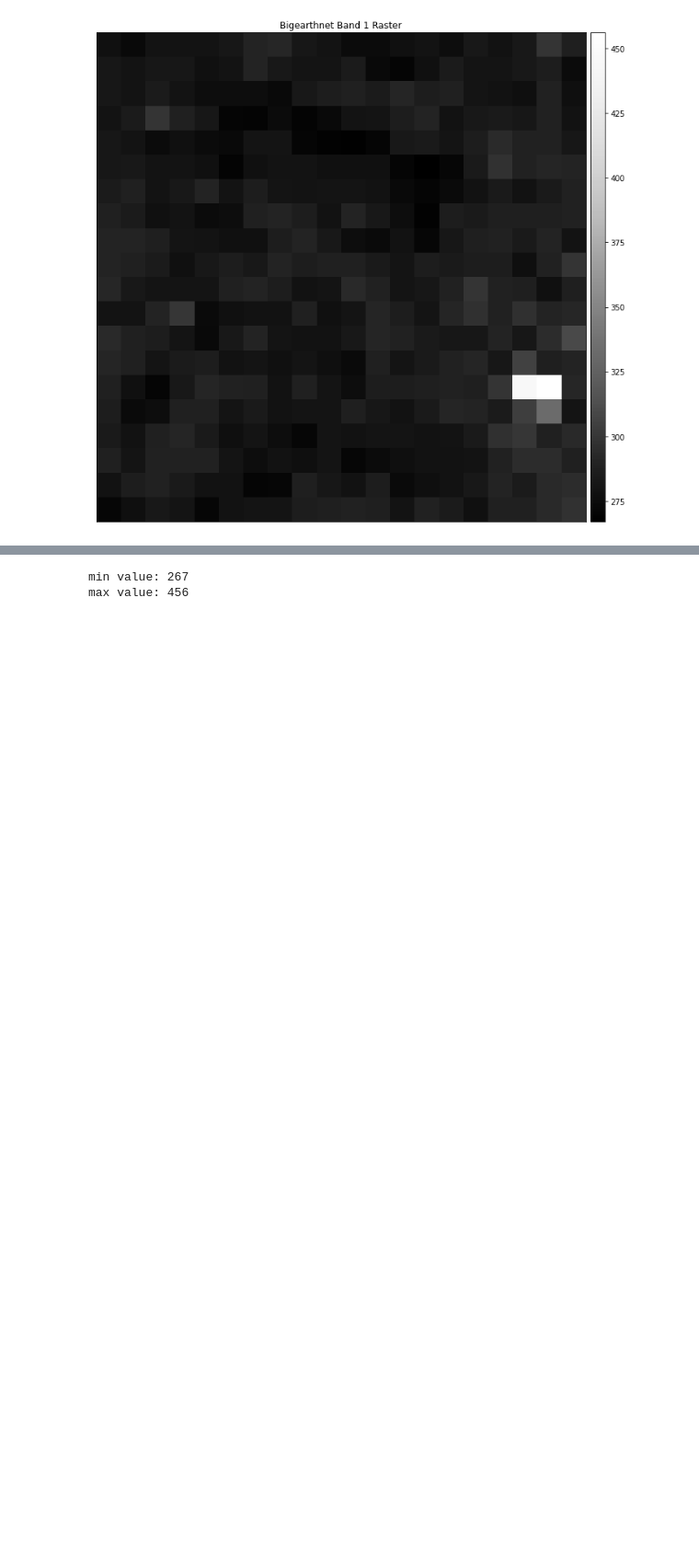
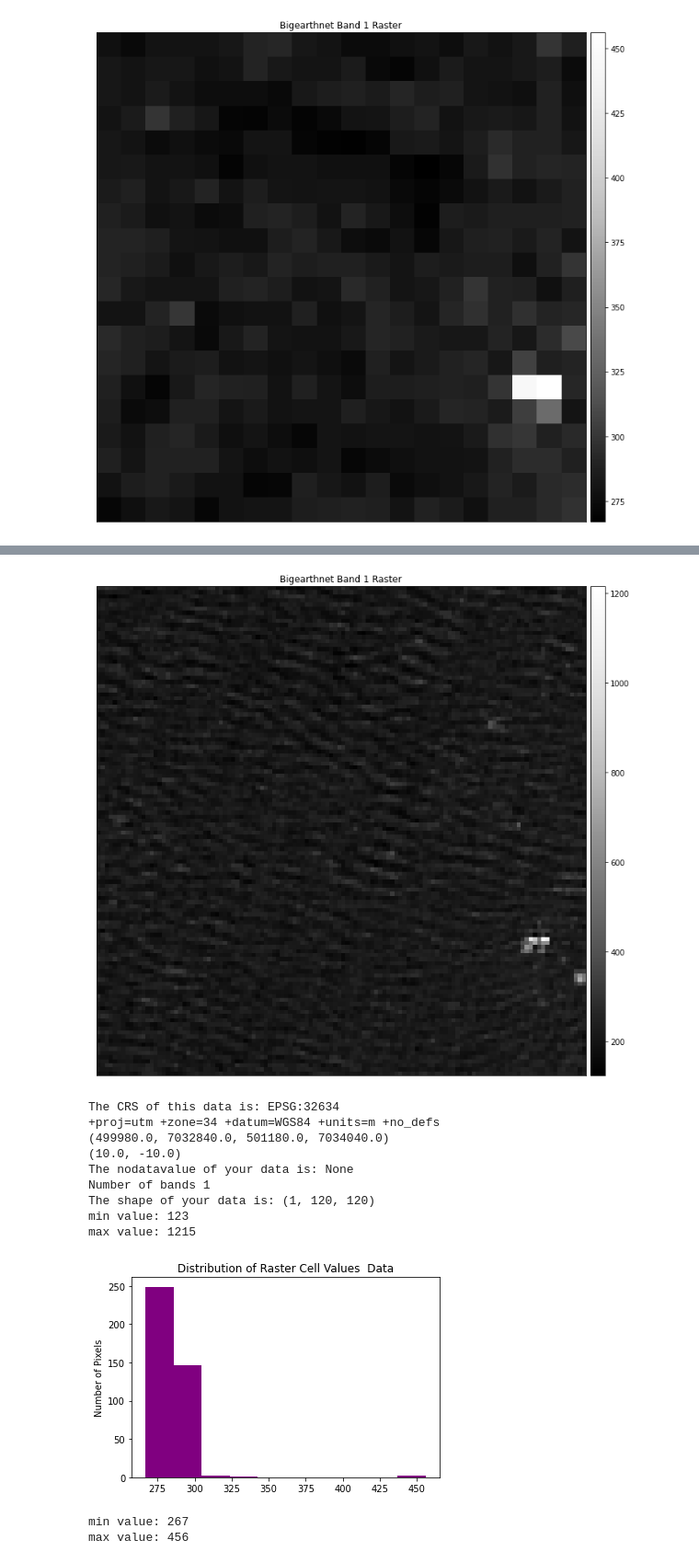
Before and after one commit to BRIJNANDA1979/CNN-Sentinel, a Jupyter notebook: Understand_band_data_info_using_histogram_and_classifying_pixel_values.ipynb, the cells around one changed output, grey strips where cells are left out. Shown at 92% size. Cells and saved outputs as stored; diff of their text form; code cells hidden in the pictures; blank space fills up the shorter version.

```diff
--- a/Understand_band_data_info_using_histogram_and_classifying_pixel_values.ipynb
+++ b/Understand_band_data_info_using_histogram_and_classifying_pixel_values.ipynb
@@ -87,3 +87,11 @@ ep.plot_bands(data,
 plt.show()
 # %% [output]
 [figure]
+# %%
+#https://earthpy.readthedocs.io/en/latest/gallery_vignettes/plot_bands_functionality.html
+#Stack all bands of BigEarthNet Data sample one band tiff images
+import glob
+files = glob.glob(os.path.join('/content/drive/MyDrive/Big/S2A_MSIL2A_20170613T101031_0_55/S2A_MSIL2A_20170613T101031_0_55_B*.tif'))
+files.sort()
+print("Number of Bands",len(files))
+#array_stack, meta_data = es.stack(path, nodata=-9999)
@@ -90,3 +141,44 @@ plt.show()
+# %%
+band2= rxr.open_rasterio(files[1])
+ep.plot_bands(band2,
+              title="Bigearthnet Band 1 Raster")
+plt.show()
+print("The CRS of this data is:", band2.rio.crs)
+#Converting EPSG to Proj4 in Python
+# Convert to project string using earthpy
+proj4 = et.epsg['32634']
+print(proj4)
+#Spatial Extent
+#You can access the spatial extent using the .bounds() attribute in rasterio.
+print(band2.rio.bounds())
+#Raster Resolution: area covered by 1 pixel on ground e.g 60m * 60m
+# What is the x and y resolution for your raster data?
+print(band2.rio.resolution())
+print("The nodatavalue of your data is:", band2.rio.nodata)
+# How many bands / layers does the object have?
+print("Number of bands", band2.rio.count)
+print("The shape of your data is:", band2.shape)
+print('min value:', np.nanmin(band2))
+print('max value:', np.nanmax(band2))
+import matplotlib.pyplot as plt
+f, ax = plt.subplots()
+band1.plot.hist(color="purple")
+ax.set(title="Distribution of Raster Cell Values  Data",
+       xlabel="",
+       ylabel="Number of Pixels")
+plt.show()
+# %% [output]
+[figure, added]
+The CRS of this data is: EPSG:32634
++proj=utm +zone=34 +datum=WGS84 +units=m +no_defs
+(499980.0, 7032840.0, 501180.0, 7034040.0)
+(10.0, -10.0)
+The nodatavalue of your data is: None
+Number of bands 1
+The shape of your data is: (1, 120, 120)
+min value: 123
+max value: 1215
+[figure, added]
 # %%
 #https://rasterio.readthedocs.io/en/latest/api/rasterio.plot.html
 #rasterio.plot.reshape_as_image(arr)
```
Also changed, not shown: parts of 14 cells of this notebook.
